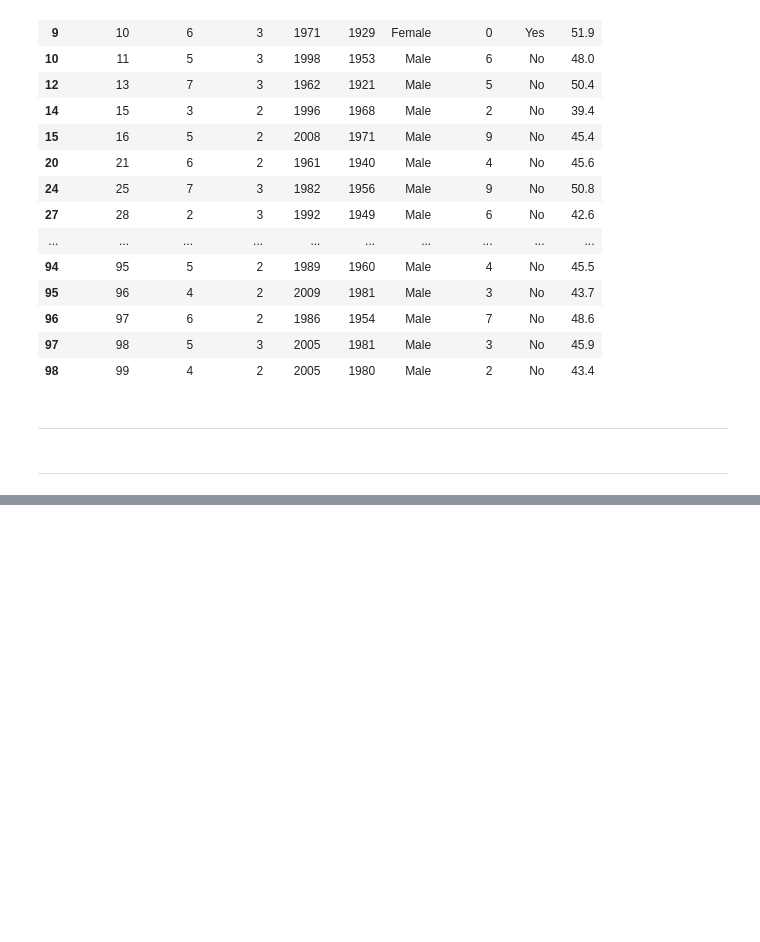
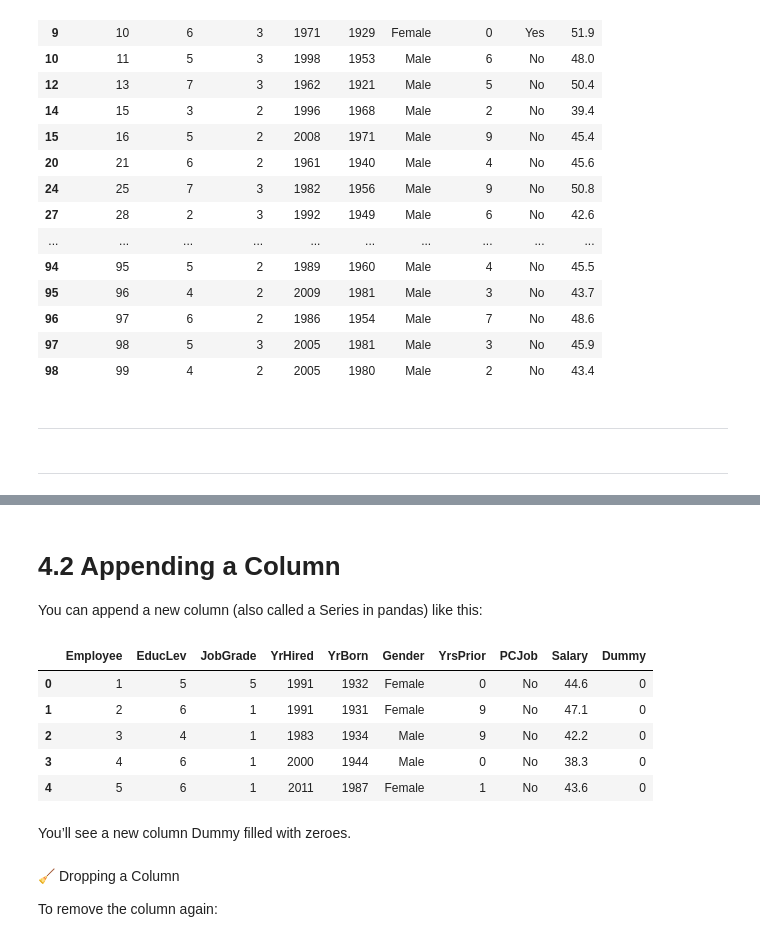
Before and after one commit to Aishaamalik/Data-Analysis-Intern, a Jupyter notebook: week_0.ipynb, the cells around one changed output, grey strips where cells are left out. Drawn from its saved outputs; the diff is of its cells as text; code cells hidden in the pictures; blank space fills up the shorter version.

```diff
--- a/week_0.ipynb
+++ b/week_0.ipynb
@@ -634,0 +638,25 @@ bank[bank['JobGrade'].isin([2, 3])]
+# %%
+import pandas as pd
+import numpy as np
+
+# Load the data
+bank = pd.read_csv('Data/Bank.csv')
+# %% [markdown]
+# 4.2 Appending a Column
+You can append a new column (also called a Series in pandas) like this:
+# %%
+bank['Dummy'] = 0
+bank.head()
+# %% [output]
+|  | Employee | EducLev | JobGrade | YrHired | YrBorn | Gender | YrsPrior | PCJob | Salary | Dummy |
+| 0 | 1 | 5 | 5 | 1991 | 1932 | Female | 0 | No | 44.6 | 0 |
+| 1 | 2 | 6 | 1 | 1991 | 1931 | Female | 9 | No | 47.1 | 0 |
+| 2 | 3 | 4 | 1 | 1983 | 1934 | Male | 9 | No | 42.2 | 0 |
+| 3 | 4 | 6 | 1 | 2000 | 1944 | Male | 0 | No | 38.3 | 0 |
+| 4 | 5 | 6 | 1 | 2011 | 1987 | Female | 1 | No | 43.6 | 0 |
+# %% [markdown]
+You’ll see a new column Dummy filled with zeroes.
+# %% [markdown]
+🧹 Dropping a Column
+
+To remove the column again:
```
Also changed, not shown: parts of 13 cells of this notebook.
